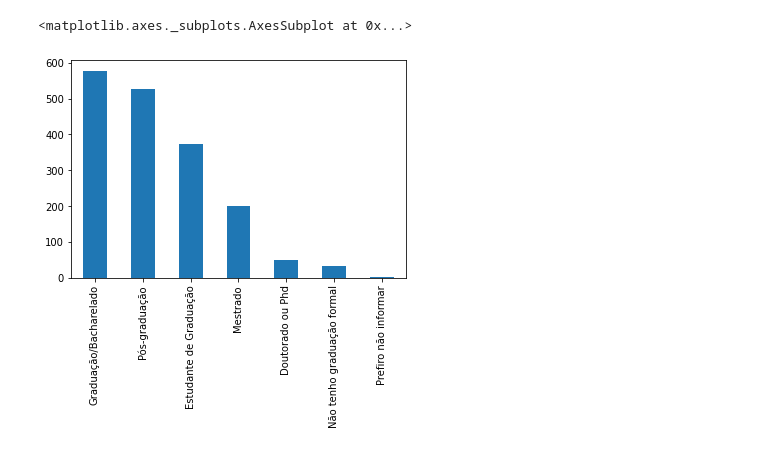
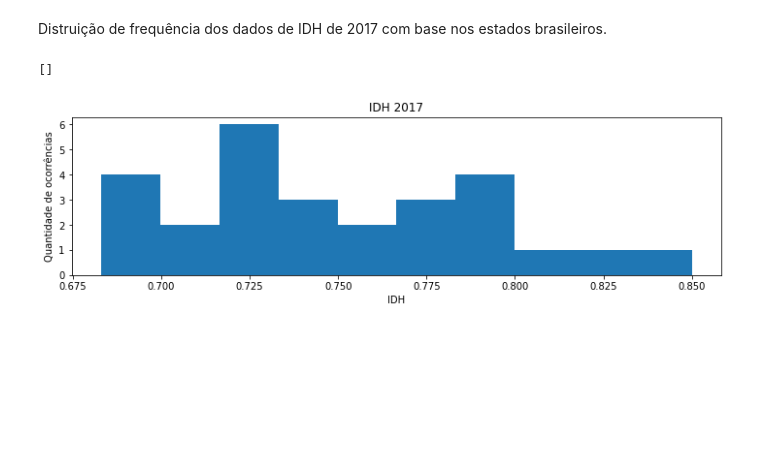
Before and after one commit to raulpacheco2k/Learning-Data-Science, a Jupyter notebook: Gráfico_de_histograma.ipynb, the cells around one changed output. Drawn from its saved outputs; the diff is of its cells as text; code cells hidden in the pictures; blank space fills up the shorter version.

```diff
--- a/Gráfico_de_histograma.ipynb
+++ b/Gráfico_de_histograma.ipynb
@@ -53,5 +23,13 @@ df2['job_situation'].value_counts().plot(kind='bar')
-# %%
-df2['degreee_level'].value_counts().plot(kind='bar')
-# %% [output]
-<matplotlib.axes._subplots.AxesSubplot at 0x...>
-[figure, removed]
+# %% [markdown]
+Distruição de frequência dos dados de IDH de 2017 com base nos estados brasileiros.
+# %%
+plt.rcParams["figure.figsize"] = (12,3)
+
+plt.hist('HDI 2017', data=data)
+plt.title('IDH 2017')
+plt.xlabel('IDH')
+plt.ylabel('Quantidade de ocorrências')
+plt.plot()
+# %% [output]
+[]
+[figure, added]
```
Also changed, not shown: parts of 12 cells of this notebook.
